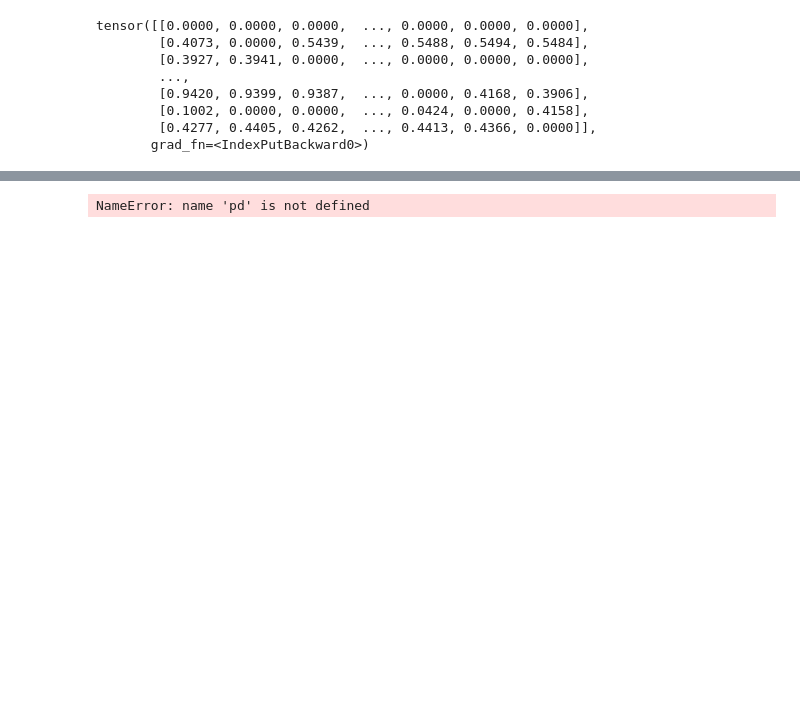
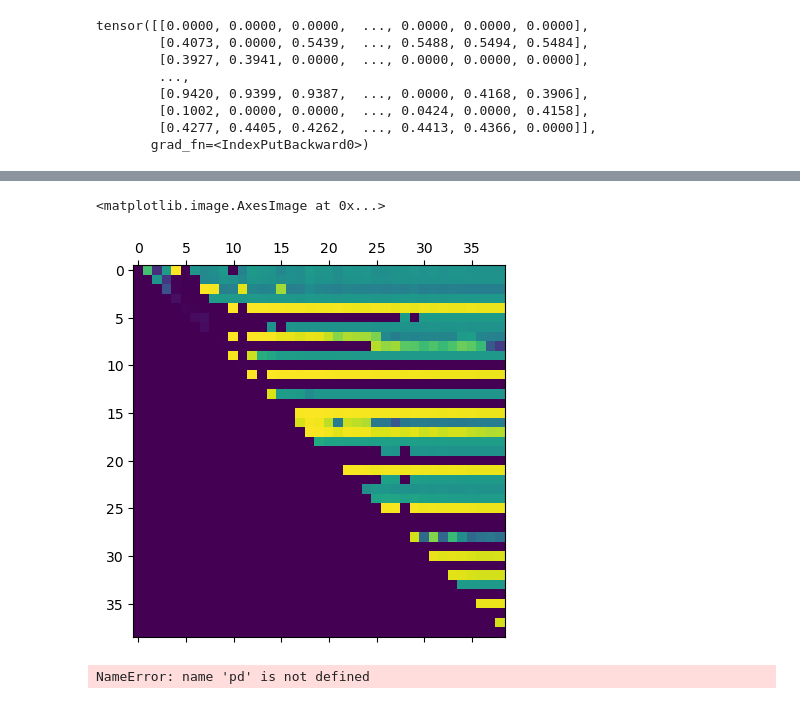
Before and after one commit to opticwiznub/Honours-Thesis, a Jupyter notebook: code/shrinkage_prior.ipynb, the cells around one changed output, grey strips where cells are left out. Cells and saved outputs as stored; diff of their text form; code cells hidden in the pictures; blank space fills up the shorter version.

```diff
--- a/code/shrinkage_prior.ipynb
+++ b/code/shrinkage_prior.ipynb
@@ -223,3 +313,8 @@ Error:
+# %%
+plt.matshow(df)
+# %% [output]
+<matplotlib.image.AxesImage at 0x...>
+[figure, added]
 # %%
 file = open('model_undirected', 'wb')
 pickle.dump(model, file)
```
Also changed, not shown: parts of 21 cells of this notebook, 57 other files.
